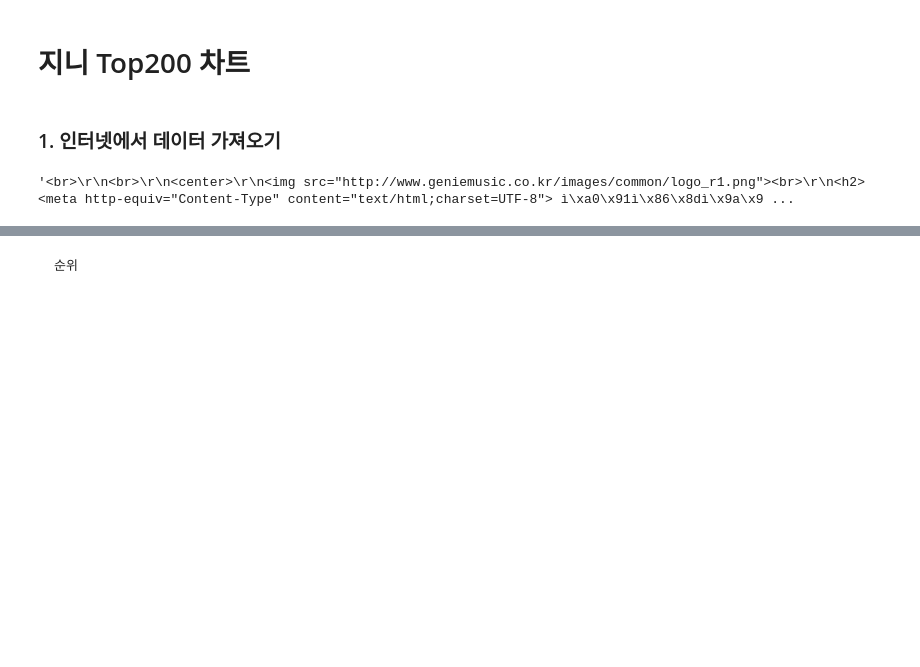
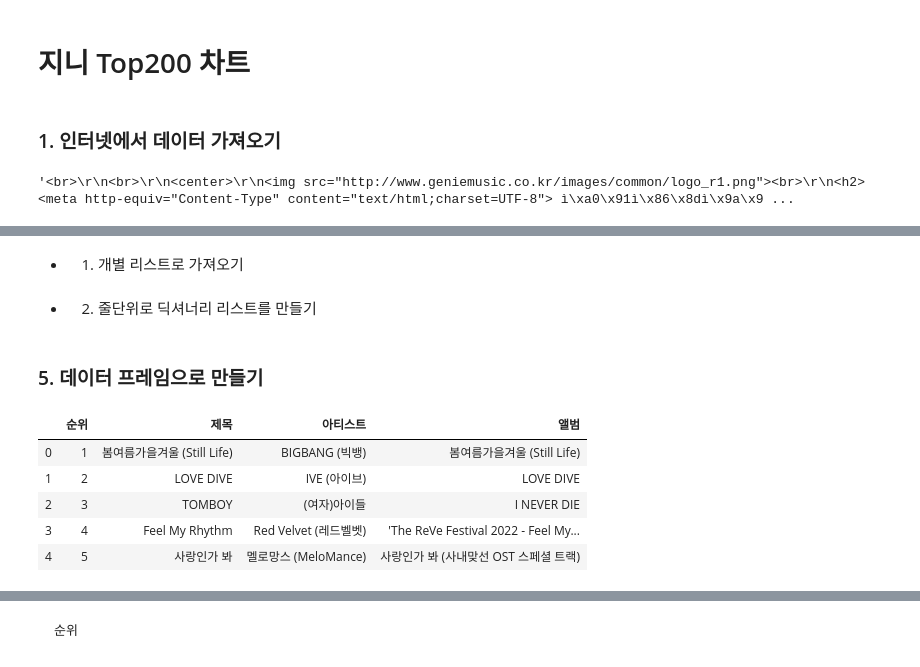
Before and after one commit to Lunawood/DataAnalysis-Lecture-2022.04, a Jupyter notebook: 05.Crawling/03.지니차트.ipynb, the cells around one changed output, grey strips where cells are left out. Cells and saved outputs as stored; diff of their text form; code cells hidden in the pictures; blank space fills up the shorter version.

Commit message:
22.04.15 DataAnalysis

```diff
--- a/05.Crawling/03.지니차트.ipynb
+++ b/05.Crawling/03.지니차트.ipynb
@@ -20,0 +57,7 @@ soup = BeautifulSoup(req.text, 'html.parser')
+# %%
+# 제목
+try:        # 일반적인 노래
+    title = tr.select_one('.title.ellipsis').string.strip()
+except:     # 19금 노래
+    title = tr.select_one('.title.ellipsis').get_text().split('\n')[-1].strip()
+title
@@ -20,0 +66,4 @@ soup = BeautifulSoup(req.text, 'html.parser')
+# %%
+# artist
+artist = tr.select_one('.artist.ellipsis').text.strip()
+artist
@@ -20,0 +72,4 @@ soup = BeautifulSoup(req.text, 'html.parser')
+# %%
+# album
+album = tr.select_one('.albumtitle.ellipsis').text.strip()
+album
@@ -20,0 +80,23 @@ soup = BeautifulSoup(req.text, 'html.parser')
+# %% [markdown]
+- 1) 개별 리스트로 가져오기
+# %%
+rank_list, title_list, artist_list, album_list =  [],[],[],[]
+for i, tr in enumerate(trs):
+    try:
+        rank = int(tr.select_one('.number').get_text().split('\n')[0])
+    except:
+        rank = 0
+
+    try:        # 일반적인 노래
+        title = tr.select_one('.title.ellipsis').string.strip()
+    except:     # 19금 노래
+        title = tr.select_one('.title.ellipsis').get_text().split('\n')[-1].strip()
+    artist = tr.select_one('.artist.ellipsis').text.strip()
+    album = tr.select_one('.albumtitle.ellipsis').text.strip()
+
+    rank_list.append(rank)
+    title_list.append(title)
+    artist_list.append(artist)
+    album_list.append(album)
+# %% [markdown]
+- 2. 줄단위로 딕셔너리 리스트를 만들기
@@ -20,0 +120,13 @@ soup = BeautifulSoup(req.text, 'html.parser')
+# %% [markdown]
+### 5. 데이터 프레임으로 만들기
+# %%
+df = pd.DataFrame({'순위':rank_list, '제목':title_list,
+                    '아티스트':artist_list, '앨범':album_list})
+df.head()
+# %% [output]
+|  | 순위 | 제목 | 아티스트 | 앨범 |
+| 0 | 1 | 봄여름가을겨울 (Still Life) | BIGBANG (빅뱅) | 봄여름가을겨울 (Still Life) |
+| 1 | 2 | LOVE DIVE | IVE (아이브) | LOVE DIVE |
+| 2 | 3 | TOMBOY | (여자)아이들 | I NEVER DIE |
+| 3 | 4 | Feel My Rhythm | Red Velvet (레드벨벳) | 'The ReVe Festival 2022 - Feel My... |
+| 4 | 5 | 사랑인가 봐 | 멜로망스 (MeloMance) | 사랑인가 봐 (사내맞선 OST 스페셜 트랙) |
```
Also changed, not shown: parts of 26 cells of this notebook, 2 other files.
